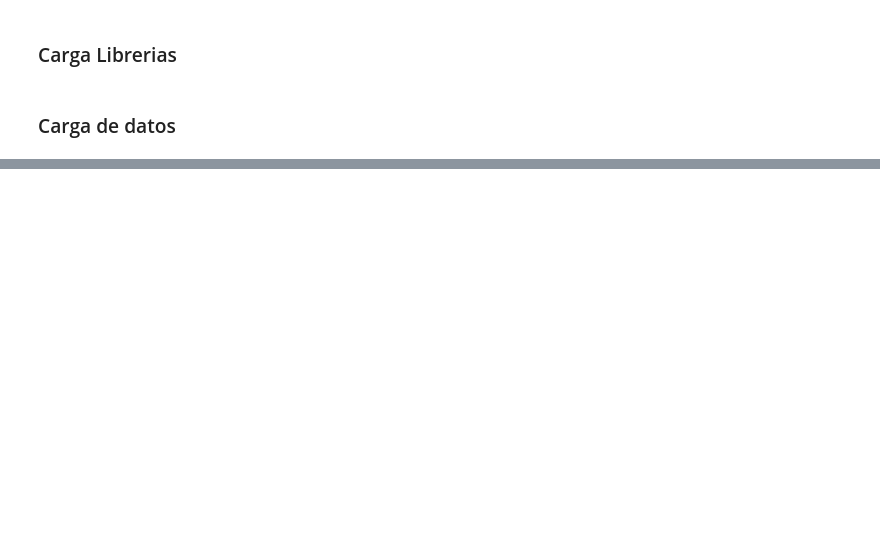
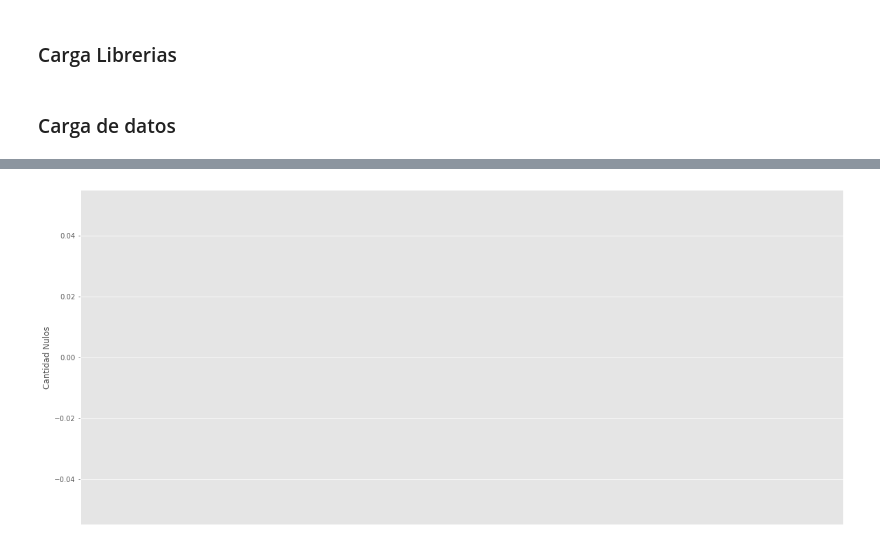
Before and after one commit to SamuelCortez2008/EDA_Estadistica, a Jupyter notebook: main_ndvi_fuera.ipynb, the cells around one changed output, grey strips where cells are left out. Cells and saved outputs as stored; diff of their text form; code cells hidden in the pictures; blank space fills up the shorter version.

```diff
--- a/main_ndvi_fuera.ipynb
+++ b/main_ndvi_fuera.ipynb
@@ -15,2 +30,7 @@ import seaborn as sn
+# %%
+#configuracion
+plt.style.use('ggplot')
+main_path='./NDVI_FUERA/'
+file_list_csv = os.listdir(main_path)
 # %% [markdown]
 ### Carga de datos
@@ -34,0 +37,9 @@ df_Encinar.head()
+# %%
+data_df = pd.DataFrame()
+for file in file_list_csv:
+    df_new = pd.read_csv(main_path+file,
+                            sep = ',',
+                            index_col= None,
+                            encoding= 'utf-8')
+    df_new['CAT'] = len(df_new)*[file.strip('.csv')]
+    data_df = pd.concat([data_df, df_new],axis=0)
@@ -73,0 +75,12 @@ Name: 59, Length: 483, dtype: float64
+# %%
+data_null = data_df.isnull().sum(axis = 0).sort_values(ascending = True)
+# %%
+fig_null, ax_null = plt.subplots(nrows=1, ncols = 1, figsize = (20,9))
+data_null.plot(kind = 'bar',
+               ax = ax_null)
+ax_null.xaxis.set_visible(False)
+#ax_null.set_xlabel('Columnas')
+ax_null.set_ylabel('Cantidad Nulos')
+plt.show()
+# %% [output]
+[figure, added]
```
Also changed, not shown: parts of 38 cells of this notebook.
